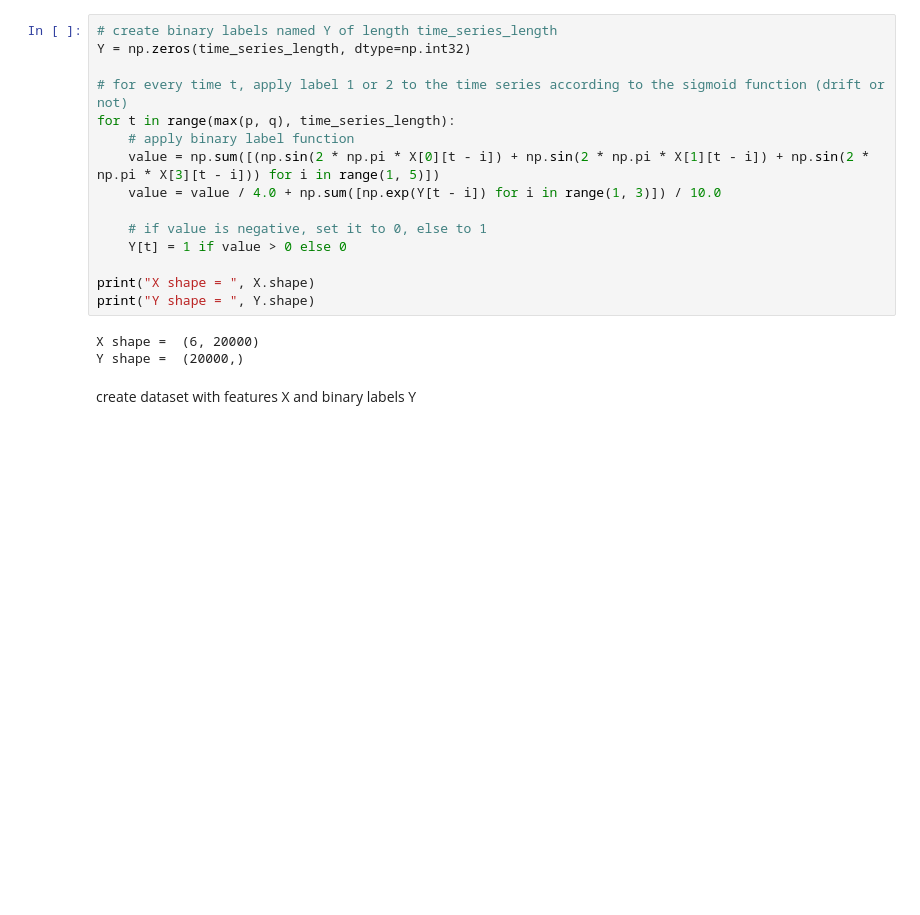
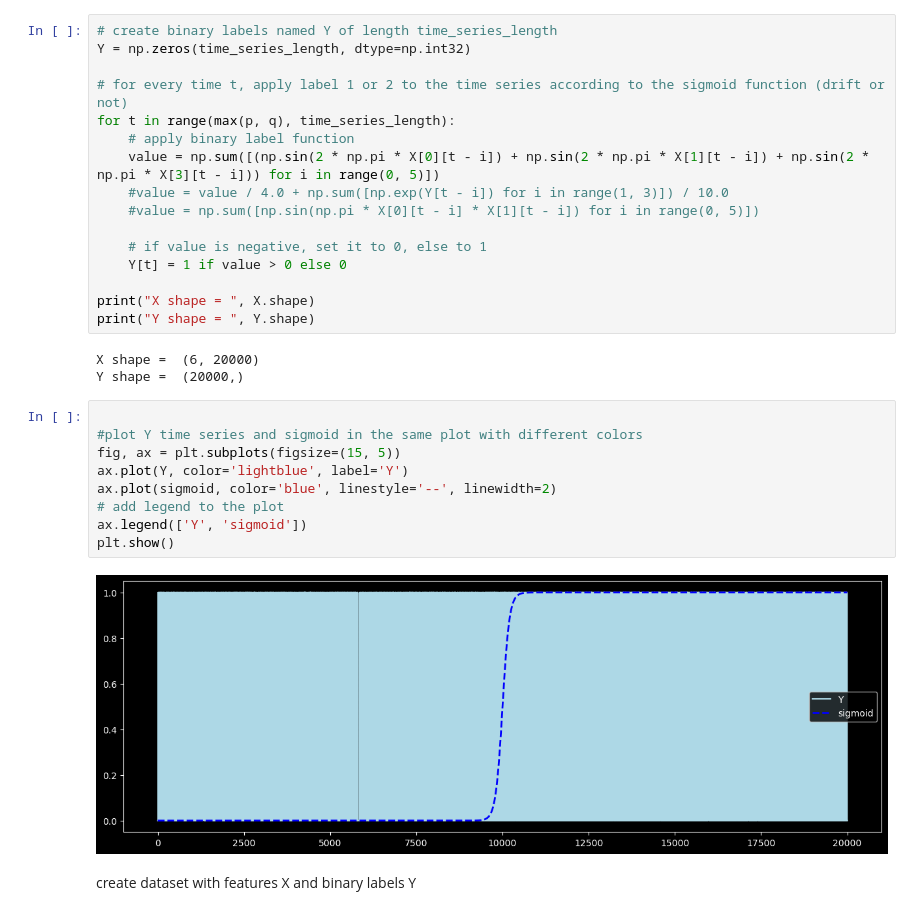
Before and after one commit to SimonGiampy/NARMA-SML, a Jupyter notebook: NARMA_Data_Generator.ipynb, the cells around one changed output. Drawn from its saved outputs; the diff is of its cells as text; blank space fills up the shorter version.

```diff
--- a/NARMA_Data_Generator.ipynb
+++ b/NARMA_Data_Generator.ipynb
@@ -407,8 +525,9 @@ Y = np.zeros(time_series_length, dtype=np.int32)
 # for every time t, apply label 1 or 2 to the time series according to the sigmoid function (drift or not)
 for t in range(max(p, q), time_series_length):
 	# apply binary label function
-	value = np.sum([(np.sin(2 * np.pi * X[0][t - i]) + np.sin(2 * np.pi * X[1][t - i]) + np.sin(2 * np.pi * X[3][t - i])) for i in range(1, 5)])
-	value = value / 4.0 + np.sum([np.exp(Y[t - i]) for i in range(1, 3)]) / 10.0
+	value = np.sum([(np.sin(2 * np.pi * X[0][t - i]) + np.sin(2 * np.pi * X[1][t - i]) + np.sin(2 * np.pi * X[3][t - i])) for i in range(0, 5)])
+	#value = value / 4.0 + np.sum([np.exp(Y[t - i]) for i in range(1, 3)]) / 10.0
+	#value = np.sum([np.sin(np.pi * X[0][t - i] * X[1][t - i]) for i in range(0, 5)])
 
 	# if value is negative, set it to 0, else to 1
 	Y[t] = 1 if value > 0 else 0
@@ -418,6 +537,17 @@ print("Y shape = ", Y.shape)
 # %% [output]
 X shape =  (6, 20000)
 Y shape =  (20000,)
+# %%
+
+#plot Y time series and sigmoid in the same plot with different colors
+fig, ax = plt.subplots(figsize=(15, 5))
+ax.plot(Y, color='lightblue', label='Y')
+ax.plot(sigmoid, color='blue', linestyle='--', linewidth=2)
+# add legend to the plot
+ax.legend(['Y', 'sigmoid'])
+plt.show()
+# %% [output]
+[figure, added]
 # %% [markdown]
 create dataset with features X and binary labels Y
 # %%
```
Also changed, not shown: parts of 14 cells of this notebook, 1 other file.
